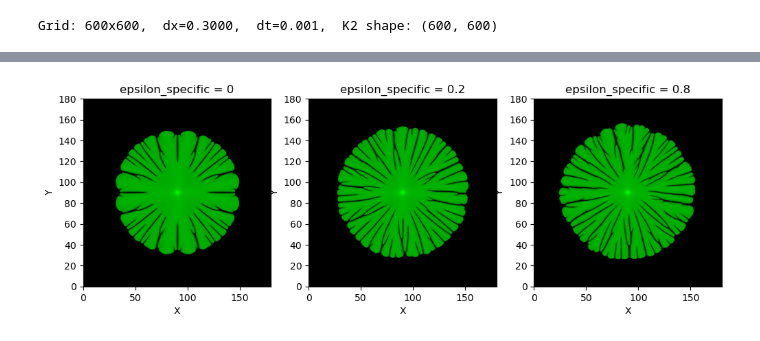
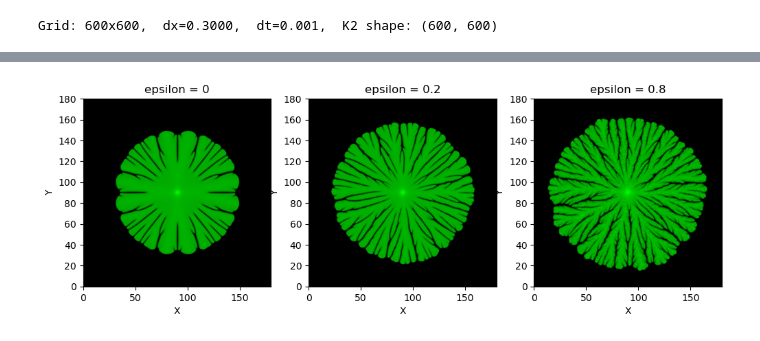
Before and after one commit to HotshotGoku/branching, a Jupyter notebook: biophysical_three_species.ipynb, the cells around one changed output, grey strips where cells are left out. Drawn from its saved outputs; the diff is of its cells as text; code cells hidden in the pictures.

```diff
--- a/biophysical_three_species.ipynb
+++ b/biophysical_three_species.ipynb
@@ -585,8 +585,8 @@ def pde_update_fdm(pde_state, pde_params, dx, dy, dt, noise):
     D_G = jnp.clip(D_G, 0, None)
 
     # Compute diffusion terms using the corrected operator with Neumann BC
-    diffusion_N = DN * laplacian_spectral(N, K2)  # Assuming DN is constant
-    diffusion_S = DS * laplacian_spectral(S, K2)  # Assuming DS is constant
+    diffusion_N = DN * laplacian(N, dx, dy)  # Assuming DN is constant
+    diffusion_S = DS * laplacian(S, dx,dy)  # Assuming DS is constant
 
     diffusion_P = diffusion_operator_9pt(P, D_P, dx)
     diffusion_G = diffusion_operator_9pt(G, D_G, dx)
@@ -634,8 +634,8 @@ def run_simulation_fdm():
     Locs_wt = [(Lx/2, Ly/2)] #for if the same spot
     #Locs_c = [(Lx/2, Ly/2)]
     #Locs_hypsw = [(Lx/2, Ly/2)]
-    #N_initial, P_initial, G_initial, P_initial_c, G_initial_c, P_initial_hs, G_initial_hs, S_initial = initialize_fields(nx, ny, Lx, Ly, N0, C0, R0) #normal case with 3 species in 3 differing locations
-    N_initial, P_initial, G_initial, P_initial_c, G_initial_c, P_initial_hs, G_initial_hs, S_initial = initialize_fields(nx, ny, Lx, Ly, N0, C0, R0, locs_hypsw=Locs_wt) #test case
+    N_initial, P_initial, G_initial, P_initial_c, G_initial_c, P_initial_hs, G_initial_hs, S_initial = initialize_fields(nx, ny, Lx, Ly, N0, C0, R0) #normal case with 3 species in 3 differing locations
+    #N_initial, P_initial, G_initial, P_initial_c, G_initial_c, P_initial_hs, G_initial_hs, S_initial = initialize_fields(nx, ny, Lx, Ly, N0, C0, R0, locs_hypsw=Locs_wt) #test case
     pde_state = (N_initial, P_initial, G_initial, P_initial_c, G_initial_c, P_initial_hs, G_initial_hs, S_initial)
 
     # Define noise parameters
@@ -785,9 +785,11 @@ def run_simulation_fdm():
     key = jax.random.PRNGKey(seed)
 
     # Create directory to save outputs (optional)
+    '''
     save_dir = 'simulation_outputs_fdm'
     if not os.path.exists(save_dir):
         os.makedirs(save_dir)
+    '''
 
     # Simulation loop
     for step in range(nt):
@@ -797,8 +799,6 @@ def run_simulation_fdm():
         # Generate noise: Gaussian noise with mean 0 and standard deviation epsilon
         noise = epsilon * (jax.random.uniform(subkey, shape=(nx, ny)) * 2 - 1)
 
-        noise_specific = epsilon_specific * (jax.random.uniform(subkey, shape=(nx, ny)) * 2 - 1)
-
         # Update PDE state with noise injected into D_eff using FDM
         pde_state, _ = pde_update_fdm(
             pde_state,
@@ -807,7 +807,6 @@ def run_simulation_fdm():
             dy,
             dt,
             noise,
-            noise_specific
         )
 
 
@@ -834,7 +833,7 @@ def run_simulation_fdm():
     composite_image[..., 1] = composite_image[..., 1] / (G.max() + 1e-8)
     composite_image[..., 2] = composite_image[..., 2] / (G_HS.max() + 1e-8)
 
-    plt.subplot(1,3,i+1)
+    plt.subplot(5,5,i+1)
     plt.imshow(composite_image, extent=(0, Lx, 0, Ly), origin='lower')
 
     plt.imshow(composite_image, extent=(0, Lx, 0, Ly), origin='lower')
@@ -850,11 +849,11 @@ def run_simulation_fdm():
 
 
 
-epsilon_specifics = [0,0.2,0.8] #add into pde model, possibly scale since simply adding to noise in DP didn't seem to do much, maybe just test again
+epsilons = [0,0.2,0.8] #add into pde model, possibly scale since simply adding to noise in DP didn't seem to do much, maybe just test again
 for i in range(3):
-    epsilon_specific = epsilon_specifics[i]
-    changed_var_name = "epsilon_specific"
-    changed_var = epsilon_specific
+    epsilon = epsilons[i]
+    changed_var_name = "epsilon"
+    changed_var = epsilon
     start = time.time()
     run_simulation_fdm()
     end = time.time()
@@ -868,2 +867,2 @@ Simulation 3 took 36.86 seconds
 Simulation completed.
-[figure, old version]
+[figure, new version]
```
Also changed, not shown: parts of 3 cells of this notebook.
